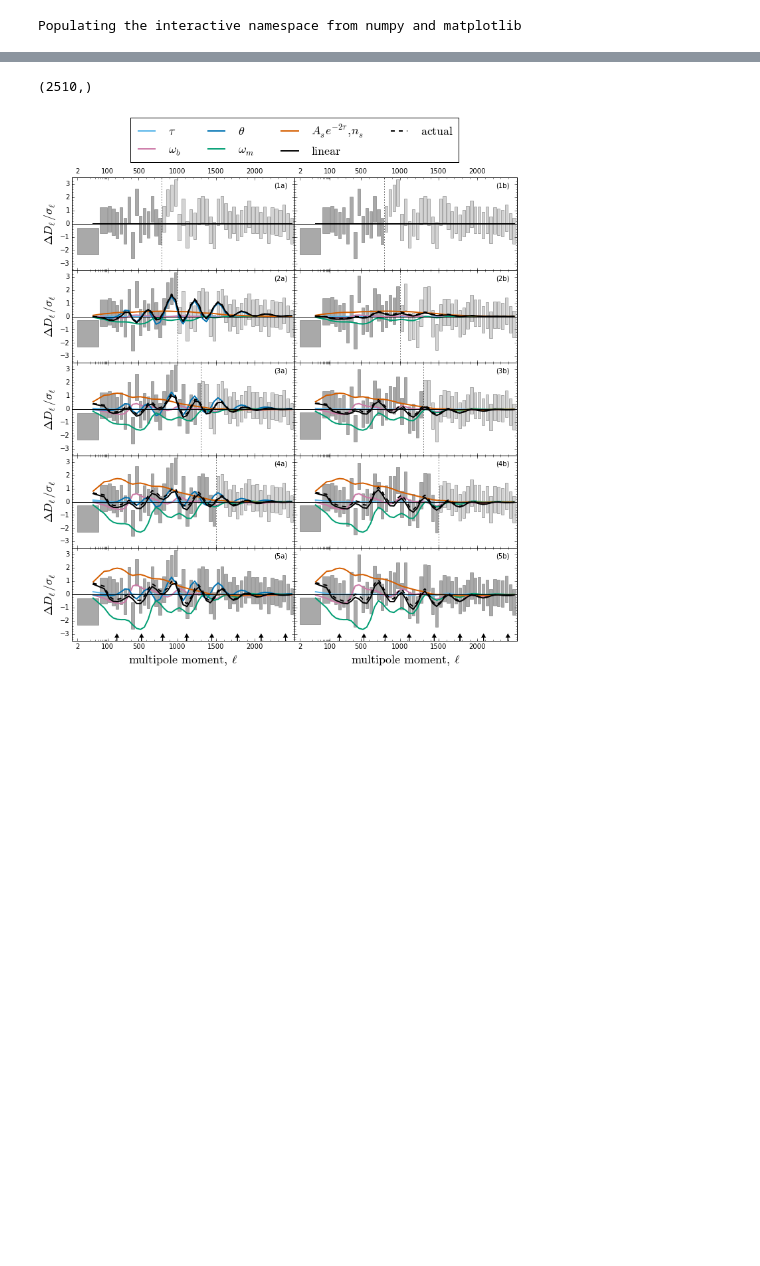
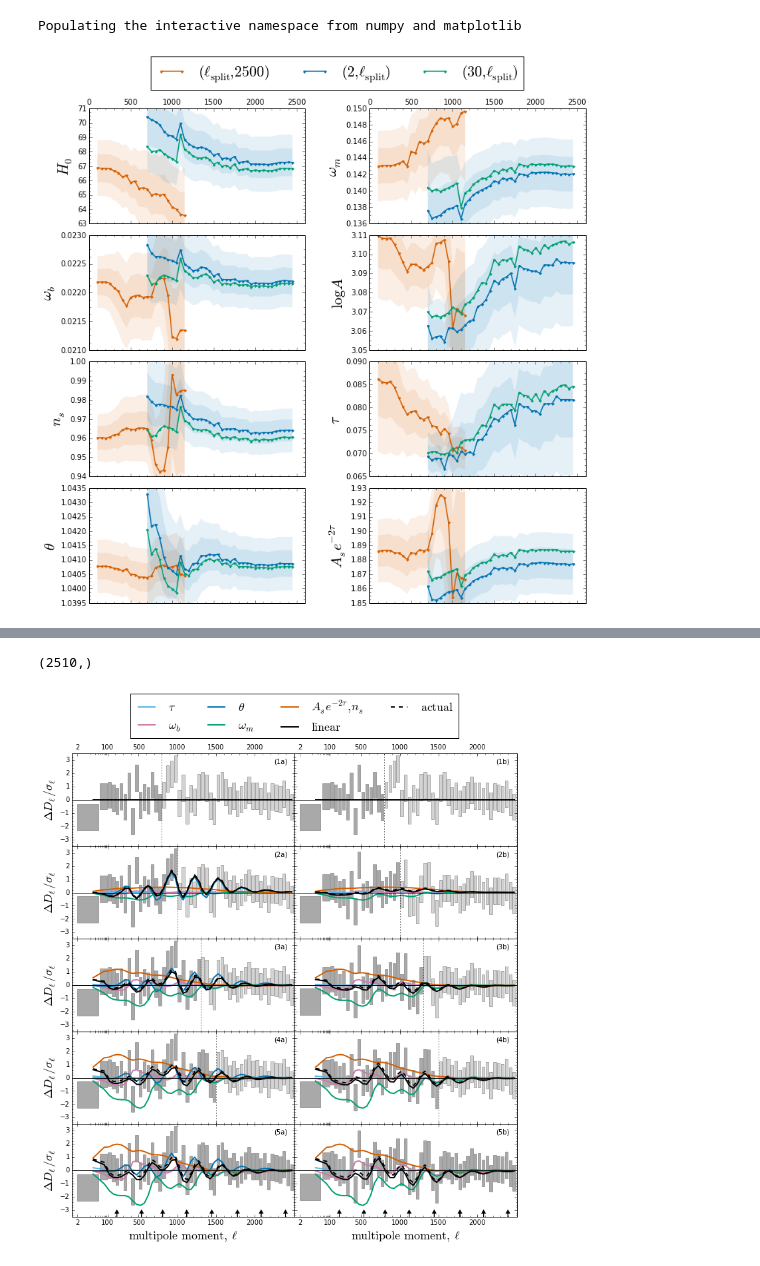
Before and after one commit to marius311/lsplitsims, a Jupyter notebook: lsplit_plots.ipynb, the cells around one changed output, grey strips where cells are left out. Cells and saved outputs as stored; diff of their text form; code cells hidden in the pictures; blank space fills up the shorter version.

Commit message:
added error bands on Fig 5

```diff
--- a/lsplit_plots.ipynb
+++ b/lsplit_plots.ipynb
@@ -23,6 +24,16 @@ r=dict(pickle.load(open("dat/result_real")))
 #     x['clTT']=x['clTT'][:2509]
 #     x['clTT_decal']=x['clTT']/x['calPlanck']**2
 #     x['cosmo.ommh2']+=0.06/94.
+# %%
+sims=pickle.load(open('dat/ch/ch.pkl'))
+# %%
+allslices=set((l1,l2) for (l1,l2) in set(chain(*[s.keys() for s in sims.values()])) if l1!=30)
+goodsims = {k:s for k,s in sims.items() if all([x in s for x in allslices])}
+ps = [k for k in goodsims.values()[0].values()[0] if k.startswith('cosmo') and '8' not in k]
+# shifts = {lslice:K.chains.Chain({k:array([s[lslice][k] - s[(2,2509)][k] for s in goodsims.values()]) for k in ps})
+#           for lslice in allslices}
+shifts = {lslice:K.chains.Chain({k:array([s[lslice][k] for s in goodsims.values()]) for k in ps})
+          for lslice in allslices}
 # %%
 def read_minimum(f):
     return {k:float(v) for k,v in [array(l.split())[[2,1]] for l in open(f).readlines()[3:-5] if l.strip()]}
@@ -66,7 +77,7 @@ params = [('cosmo.H0',r'$H_0$'),
 #           ('s8omm1/4',r'$\sigma_8 \Omega_m^{0.25}$'),
           ('cosmo.clamp',r'$A_s e^{-2\tau}$'),
 
-          ('calPlanck','$y_p$'),
+#           ('calPlanck','$y_p$'),
 #           ('highl_chi2',r'$\chi^2$')
          ]
 
@@ -74,7 +85,7 @@ params = [('cosmo.H0',r'$H_0$'),
 def mkplot(low=True,mid=True,high=True,
            smid_fgfree=False,slow_fgfree=False,
            smid_fgfix=False,slow_fgfix=False,
-           chains=False):
+           chains=False,bands=[1,2],alpha=0.1):
 
     fig=figure()
     fig.set_size_inches(2*6,5*6/2)
@@ -85,7 +96,7 @@ def mkplot(low=True,mid=True,high=True,
         ax=subplot(5,2,i+1)
 
         if high:
-            ells=range(100,1200,50); ells.remove(1100)
+            ells=range(100,1200,50); #ells.remove(1100)
             plot(ells,[r[(lsplit,2509)][n] for lsplit in ells],'.-',c=c2,lw=1.5,markersize=6,
                  label=r'$(\ell_{\rm split},2500)$')
 
@@ -93,9 +104,10 @@ def mkplot(low=True,mid=True,high=True,
             ells=range(700,2500,50); #ells.remove(1100)
             plot(ells,[r[(2,lsplit)][n] for lsplit in ells],'.-',c=c1,lw=1.5,markersize=6,
                  label=r'$(2,\ell_{\rm split})$')
+
         if mid:
-            ells=range(700,2500,50); ells.remove(1100)
-            plot(ells,[r[(30,lsplit)][n] for lsplit in ells],'--',c=c1,lw=1.5,markersize=6,
+            ells=range(700,2500,50); #ells.remove(1100)
+            plot(ells,[r[(30,lsplit)][n] for lsplit in ells],'.-',c=c3,lw=1.5,markersize=6,
                  label=r'$(30,\ell_{\rm split})$')
 
 
@@ -131,6 +143,25 @@ def mkplot(low=True,mid=True,high=True,
             if np in cali:
                 errorbar([2520],[cali.mean(np)],[cali.std(np)],c='m',marker='.',ls='')
 
+        if high:
+            ells=range(100,1200,50)
+            for y in bands:
+                fill_between(ells,*([r[(lmin,2509)][n] - y*x*shifts[lmin,2509].std(n) for lmin in ells] for x in [-1,1]),
+                             color=c2,edgecolor='',zorder=-1,alpha=alpha)
+
+#                 for x in [-y,y]:
+#                     plot(ells,[r[(lmin,2509)][n] - x*shifts[lmin,2509].std(n) for lmin in ells],c=c2,ls='--',zorder=-1)
+
+        if low:
+            ells=range(700,2500,50)
+            for y in bands:
+                fill_between(ells,*([r[(2,lmax)][n] - y*x*shifts[2,lmax].std(n) for lmax in ells] for x in [-1,1]),
+                     color=c1,edgecolor='',zorder=-1,alpha=alpha)
+
+#                 for x in [-y,y]:
+#                     plot(ells,[r[(2,lmax)][n] - x*shifts[2,lmax].std(n) for lmax in ells],c=c1,ls='--',zorder=-1)
+
+
         if n=='highl_chi2':
             ells=range(700,2500,50); plot(ells,[r[(30,lsplit)]['highl_dof']-6 for lsplit in ells],'-.',c=c1,lw=1.5,markersize=6)
             ells=range(100,1700,50); plot(ells,[r[(lsplit,2510)]['highl_dof']-6 for lsplit in ells],'-.',c=c2,lw=1.5,markersize=6)
@@ -150,6 +181,11 @@ def mkplot(low=True,mid=True,high=True,
         ax.yaxis.set_major_formatter(ScalarFormatter(useOffset=False))
 
         if i==1: legend(ncol=3, loc='lower center', bbox_to_anchor=(-0.15, 1.1),prop={'size':20})
+# %%
+mkplot(bands=[1,2],alpha=0.1)
+savefig('/plots/params_vs_lsplit.pdf',bbox_inches='tight')
+# %% [output]
+[figure, added]
 # %%
 mkplot(slow_fgfree=True, slow_fgfix=True, chains=True)
 savefig('plots/params_vs_lsplit_debug.pdf',bbox_inches='tight')
```
Also changed, not shown: parts of 3 cells of this notebook.
